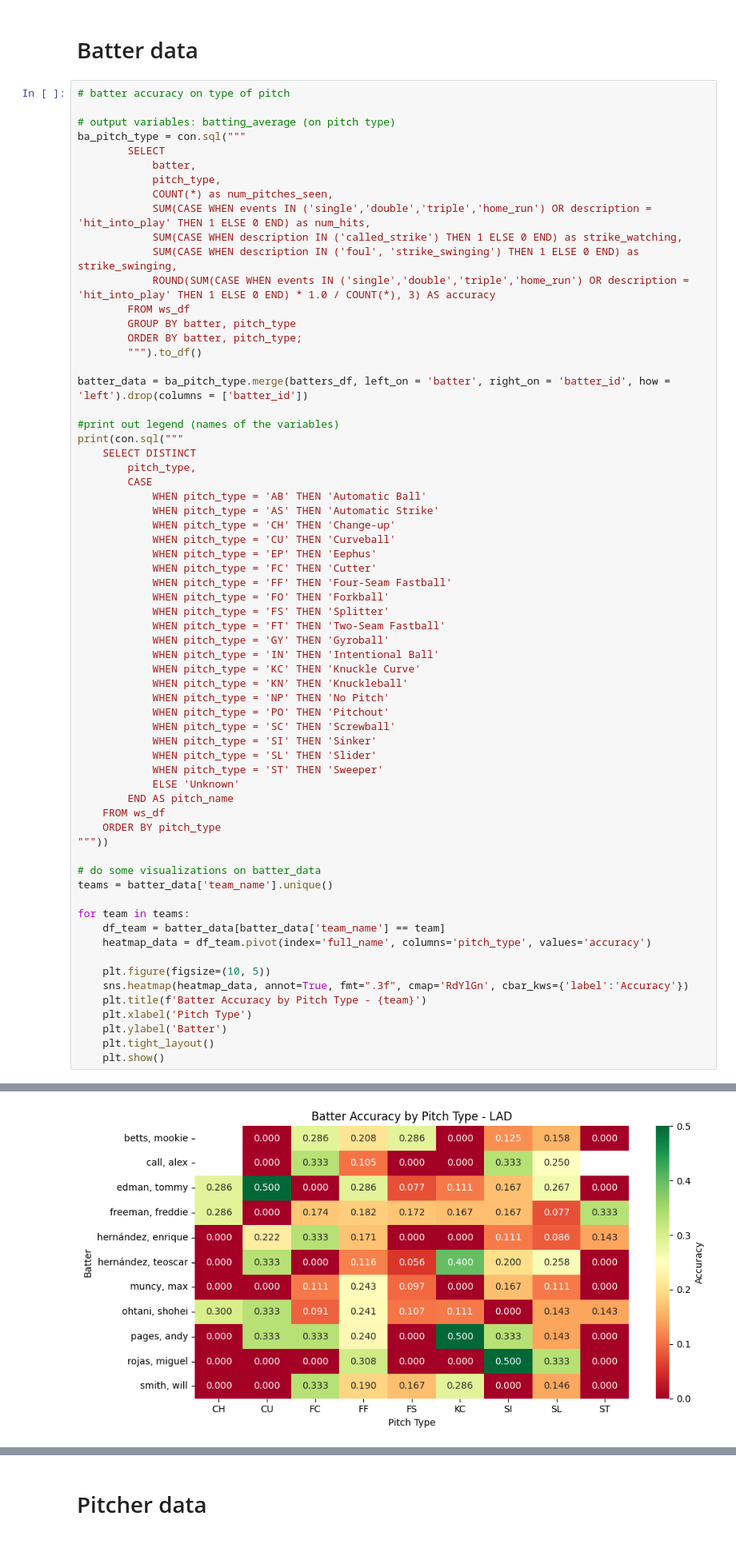
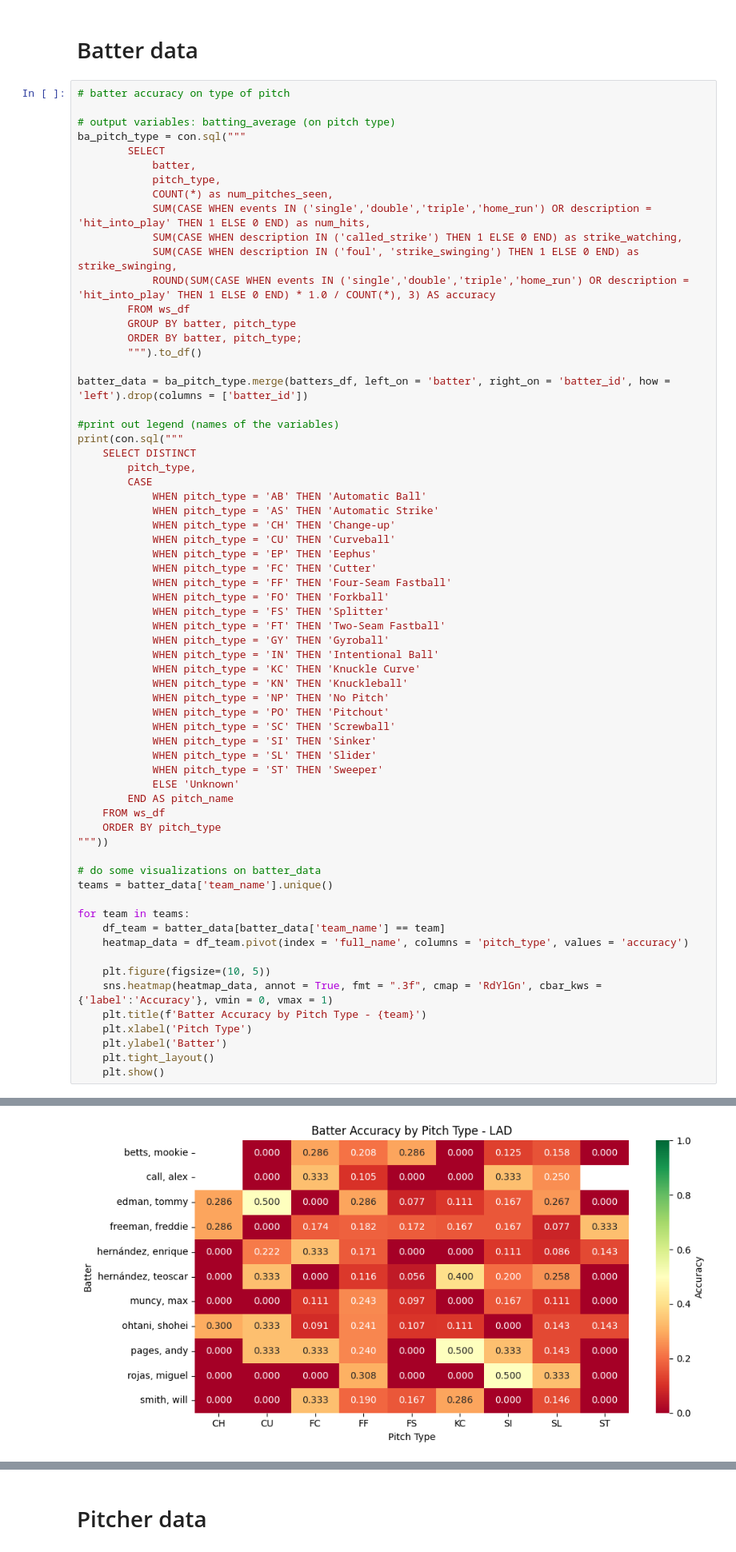
Before and after one commit to cjsteffen00/MLB-data, a Jupyter notebook: analysis_files/world_series.ipynb, the cells around one changed output, grey strips where cells are left out. Shown: that part at 80% size. Cells and saved outputs as stored; diff of their text form.

Commit message:
fixed up color gradient on heatmap

```diff
--- a/analysis_files/world_series.ipynb
+++ b/analysis_files/world_series.ipynb
@@ -273,36 +273,36 @@ print(con.sql("""
     ORDER BY pitch_type
 """))
 
 # do some visualizations on batter_data
 teams = batter_data['team_name'].unique()
 
 for team in teams:
     df_team = batter_data[batter_data['team_name'] == team]
-    heatmap_data = df_team.pivot(index='full_name', columns='pitch_type', values='accuracy')
+    heatmap_data = df_team.pivot(index = 'full_name', columns = 'pitch_type', values = 'accuracy')
 
     plt.figure(figsize=(10, 5))
-    sns.heatmap(heatmap_data, annot=True, fmt=".3f", cmap='RdYlGn', cbar_kws={'label':'Accuracy'})
+    sns.heatmap(heatmap_data, annot = True, fmt = ".3f", cmap = 'RdYlGn', cbar_kws = {'label':'Accuracy'}, vmin = 0, vmax = 1)
     plt.title(f'Batter Accuracy by Pitch Type - {team}')
     plt.xlabel('Pitch Type')
     plt.ylabel('Batter')
     plt.tight_layout()
     plt.show()
 # %% [output]
 ┌────────────┬────────────────────┐
 │ pitch_type │     pitch_name     │
 │  varchar   │      varchar       │
 ├────────────┼────────────────────┤
 │ CH         │ Change-up          │
 │ CU         │ Curveball          │
 │ FC         │ Cutter             │
 │ FF         │ Four-Seam Fastball │
 │ FS         │ Splitter           │
 │ KC         │ Knuckle Curve      │
 │ SI         │ Sinker             │
 │ SL         │ Slider             │
 │ ST         │ Sweeper            │
 └────────────┴────────────────────┘
-[figure, old version]
+[figure, new version]
 [figure]
 # %% [markdown]
 # Pitcher data
```
